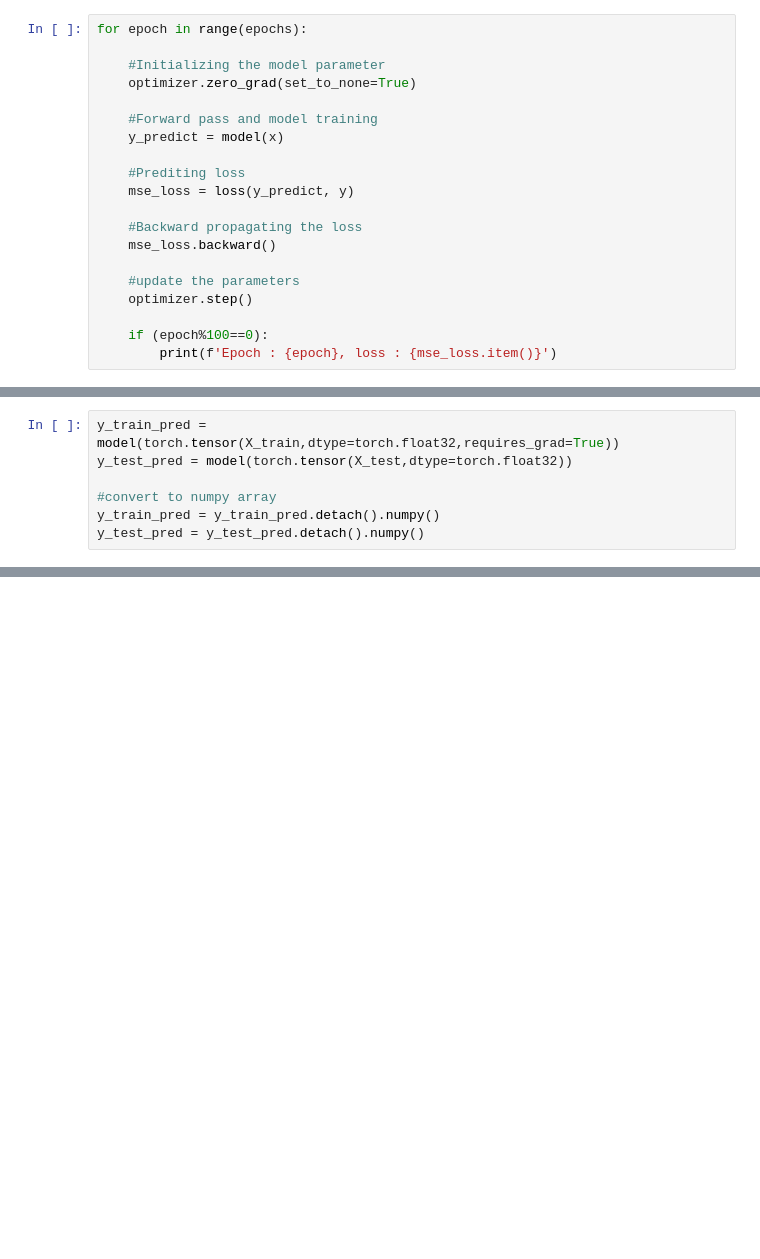
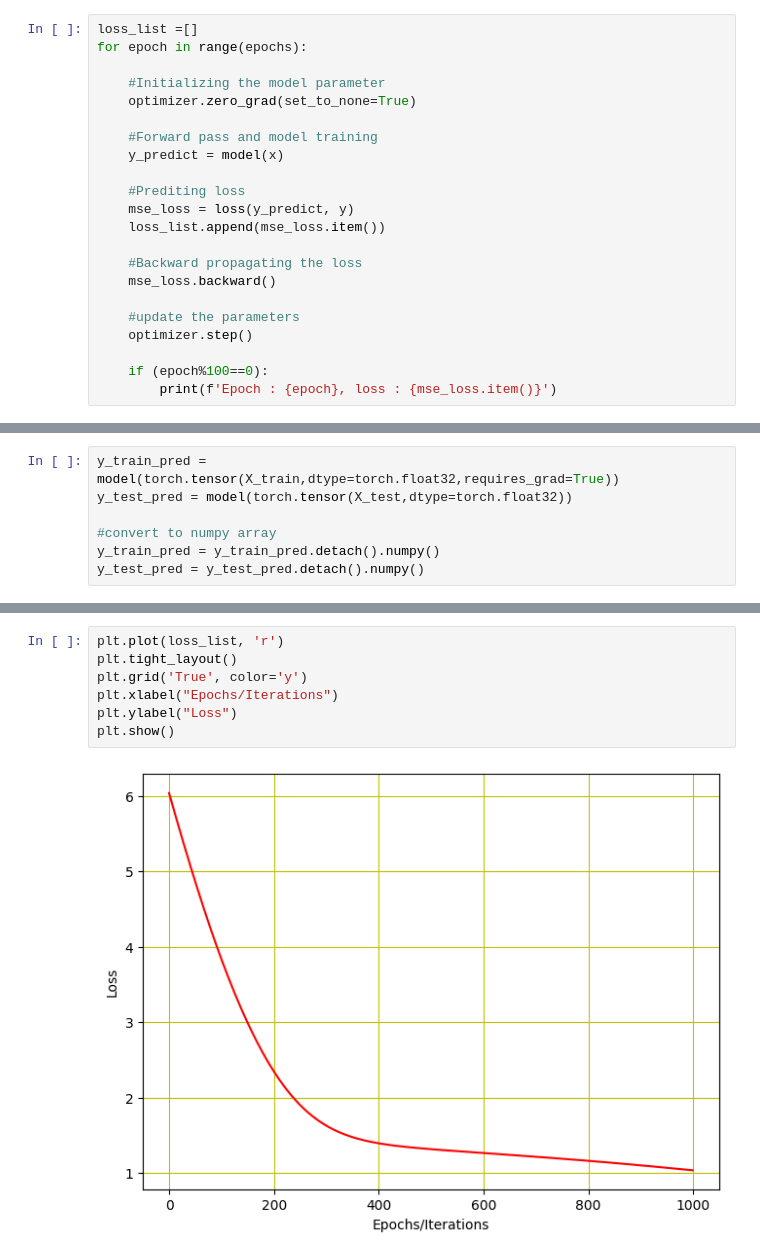
Before and after one commit to hy103/Machine_Learning, a Jupyter notebook: Deep_Learning/Linear_Regression/Boston_house_prices_linear_regression/2.predicting_California_house_prices_using_linear_reg.ipynb, the cells around one changed output, grey strips where cells are left out. Cells and saved outputs as stored; diff of their text form; blank space fills up the shorter version.

Commit message:
Added loss plot

```diff
--- a/Deep_Learning/Linear_Regression/Boston_house_prices_linear_regression/2.predicting_California_house_prices_using_linear_reg.ipynb
+++ b/Deep_Learning/Linear_Regression/Boston_house_prices_linear_regression/2.predicting_California_house_prices_using_linear_reg.ipynb
@@ -77,6 +77,7 @@ optimizer = torch.optim.SGD(model.parameters(), lr = learning_rate)
 # %% [markdown]
 ## 3. Model training
 # %%
+loss_list =[]
 for epoch in range(epochs):
 
     #Initializing the model parameter
@@ -87,6 +88,7 @@ for epoch in range(epochs):
 
     #Prediting loss
     mse_loss = loss(y_predict, y)
+    loss_list.append(mse_loss.item())
 
     #Backward propagating the loss
     mse_loss.backward()
@@ -135,0 +138,9 @@ plt.show()
+# %%
+plt.plot(loss_list, 'r')
+plt.tight_layout()
+plt.grid('True', color='y')
+plt.xlabel("Epochs/Iterations")
+plt.ylabel("Loss")
+plt.show()
+# %% [output]
+[figure, added]
```
Also changed, not shown: parts of 3 cells of this notebook.
